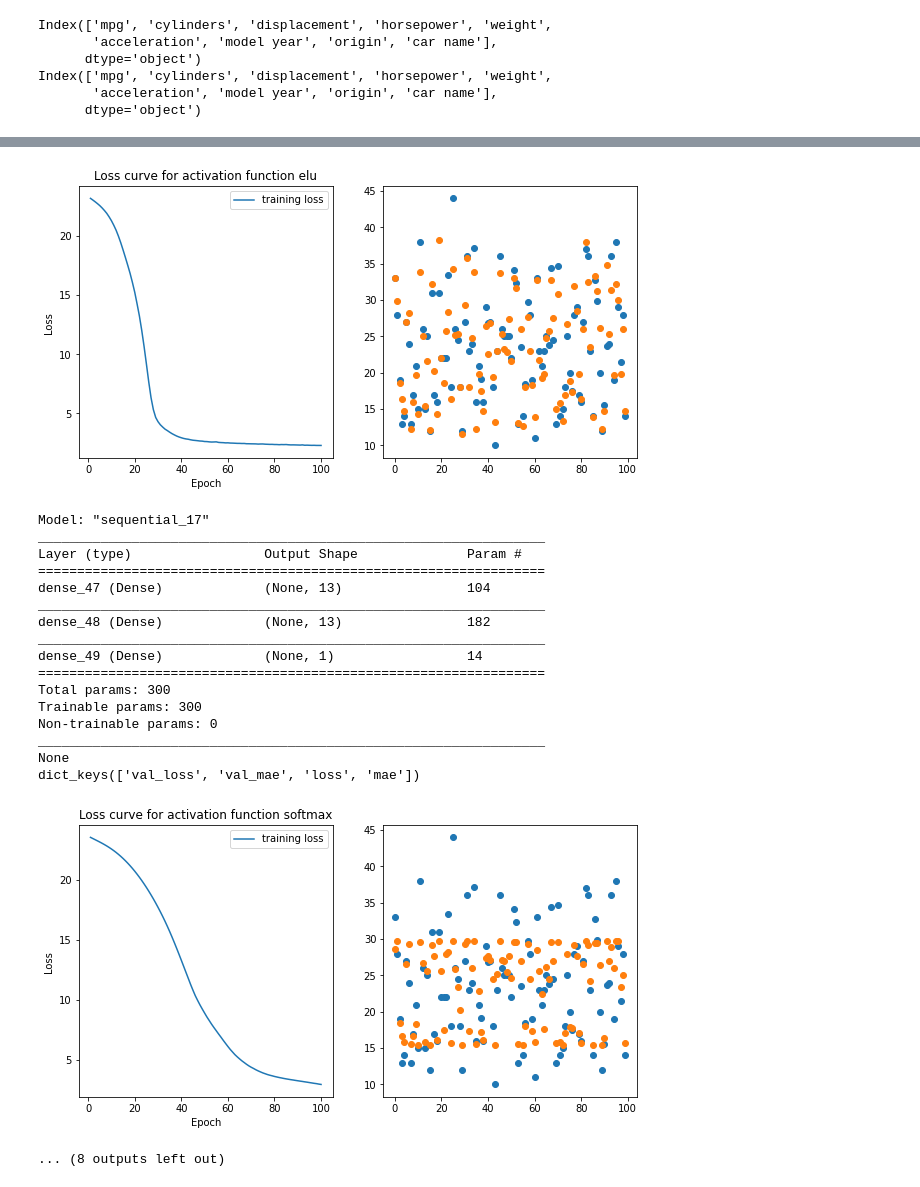
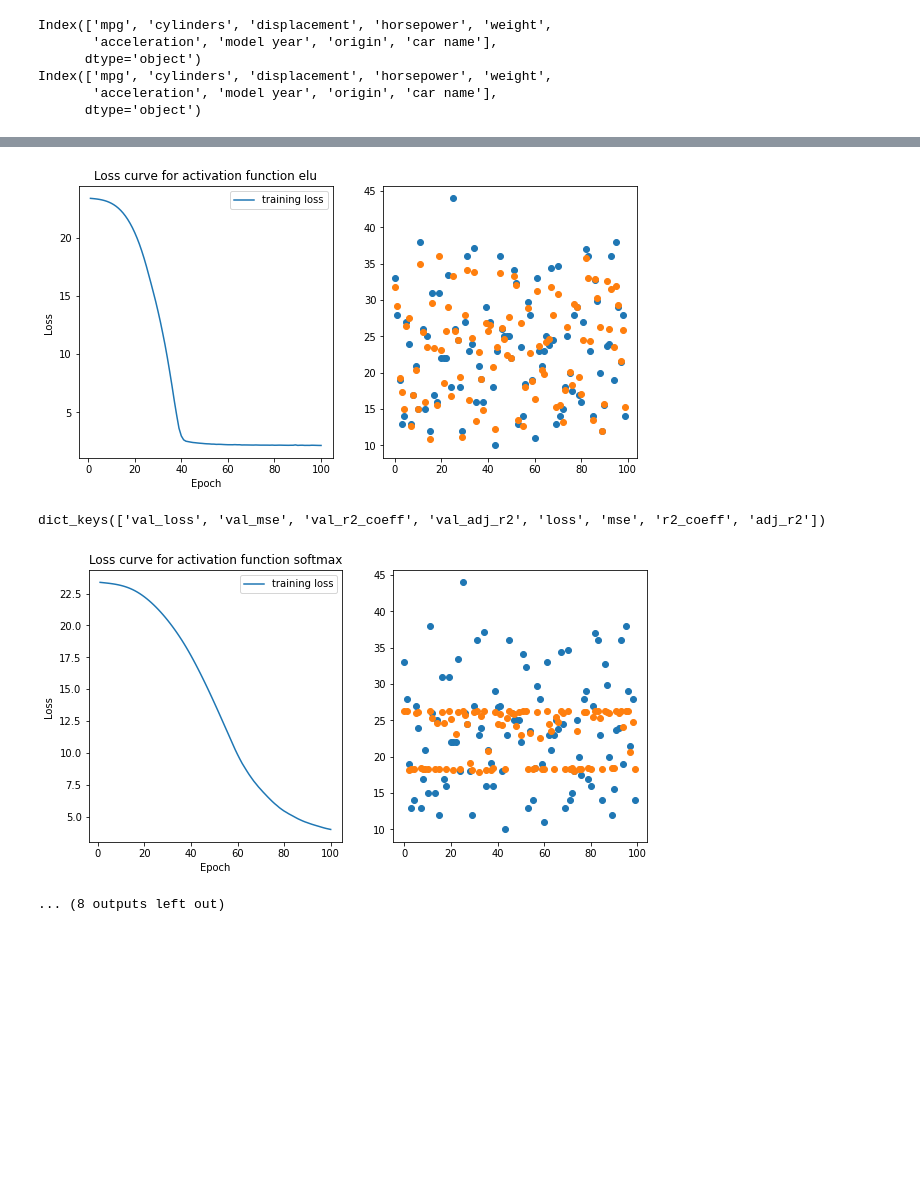
Before and after one commit to Bhavana5N/Datascience_1, a Jupyter notebook: DataScience2/python/autompg/Neural_autompg_3L.ipynb, the cells around one changed output, grey strips where cells are left out. Drawn from its saved outputs; the diff is of its cells as text; code cells hidden in the pictures; blank space fills up the shorter version.

```diff
--- a/DataScience2/python/autompg/Neural_autompg_3L.ipynb
+++ b/DataScience2/python/autompg/Neural_autompg_3L.ipynb
@@ -76,27 +80,36 @@ X_train = preprocessing.scale(X_train)
 X_test = preprocessing.scale(X_test)
 
 activation_list = ['linear','relu', 'sigmoid', 'tanh', 'elu','softmax','softplus','softsign','selu','exponential']
+# %%
+
+def r2_coeff(y_true, y_pred):
+    SS_res =  tf.reduce_sum(tf.square(y_true - y_pred), axis=-1)
+    SS_tot = tf.reduce_sum(tf.square(y_true - tf.reduce_mean(y_true, axis=-1)), axis=-1)
+    return (1 - SS_res/(SS_tot + tf.keras.backend.epsilon()))
+
+
+def adj_r2(y_true, y_pred):
+    SS_res =  tf.reduce_sum(tf.square(y_true - y_pred), axis=-1)
+    SS_tot = tf.reduce_sum(tf.square(y_true - tf.reduce_mean(y_true, axis=-1)), axis=-1)
+    return (1 - (1 - r2_coeff(y_true, y_pred)) * (tf.cast(tf.size(y_true), tf.float32) - 1) / (tf.cast(tf.size(y_true), tf.float32) - tf.cast(tf.rank(y_true), tf.float32) - 1))
+
+def adjusted_r2_score(r2, n, k):
+    return 1-((1-r2)*(n-1)/(n-k-1))
+# %%
+def model_function(i, len_x):
+    model = Sequential()
+    model.add(Dense(len_x+1, input_dim=len_x, activation=i, kernel_initializer='normal'))
+    model.add(Dense(len_x+1))
+    model.add(Dense(1, kernel_initializer='normal'))
+
+    model.compile(optimizer='adam', loss='mae',  metrics = ['mse',r2_coeff, adj_r2])
+    return model
 # %%
 #Defines linear regression model and its structure
 r2_list = []
 r2_bar_list=[]
 for i in activation_list:
-    model = Sequential()
-    #model.add(Dense(1, input_shape=(7,)))
-    model.add(Dense(13, input_dim=len(X), activation=i))
-    model.add(Dense(13))
-    model.add(Dense(1))
-
-    #Compiles model
-    #plot_model(model, to_file='model_plot.png', show_shapes=True, show_layer_names=True)
-    # optimizer=’adam’ tells Keras to use the Adam optimizer to adjust weights and biases in each
-    # backpropagation pass during training. Adam is one of eight optimizers that are built into Keras,
-    # and it is among the most advanced.
-    # It uses an adaptive learning rate and it is always the one I start with in the absence of a compelling reason to do otherwise.
-    model.compile(optimizer='adam', loss='mae', metrics=['mae'])
-    #model.compile(Adam(lr=0.003), 'mean_squared_error')
-
-    print(model.summary())
+    model = model_function(i, len(X))
 
     #Fits model
     history = model.fit(X_train, Y_train, epochs = 100, validation_split = 0.1,verbose = 0)
@@ -223,21 +163,6 @@ dict_keys(['val_loss', 'val_mae', 'loss', 'mae'])
-[figure, old version]
+[figure, new version]
-Model: "sequential_17"
-_________________________________________________________________
-Layer (type)                 Output Shape              Param #
-=================================================================
-dense_47 (Dense)             (None, 13)                104
-_________________________________________________________________
-dense_48 (Dense)             (None, 13)                182
-_________________________________________________________________
-dense_49 (Dense)             (None, 1)                 14
-=================================================================
-Total params: 300
-Trainable params: 300
-Non-trainable params: 0
-_________________________________________________________________
-None
-dict_keys(['val_loss', 'val_mae', 'loss', 'mae'])
+dict_keys(['val_loss', 'val_mse', 'val_r2_coeff', 'val_adj_r2', 'loss', 'mse', 'r2_coeff', 'adj_r2'])
-[figure, old version]
+[figure, new version]
 ... (8 outputs left out)
 # %%
 print("Neural Net 3 Layers")
```
Also changed, not shown: parts of 6 cells of this notebook, 21 other files.
